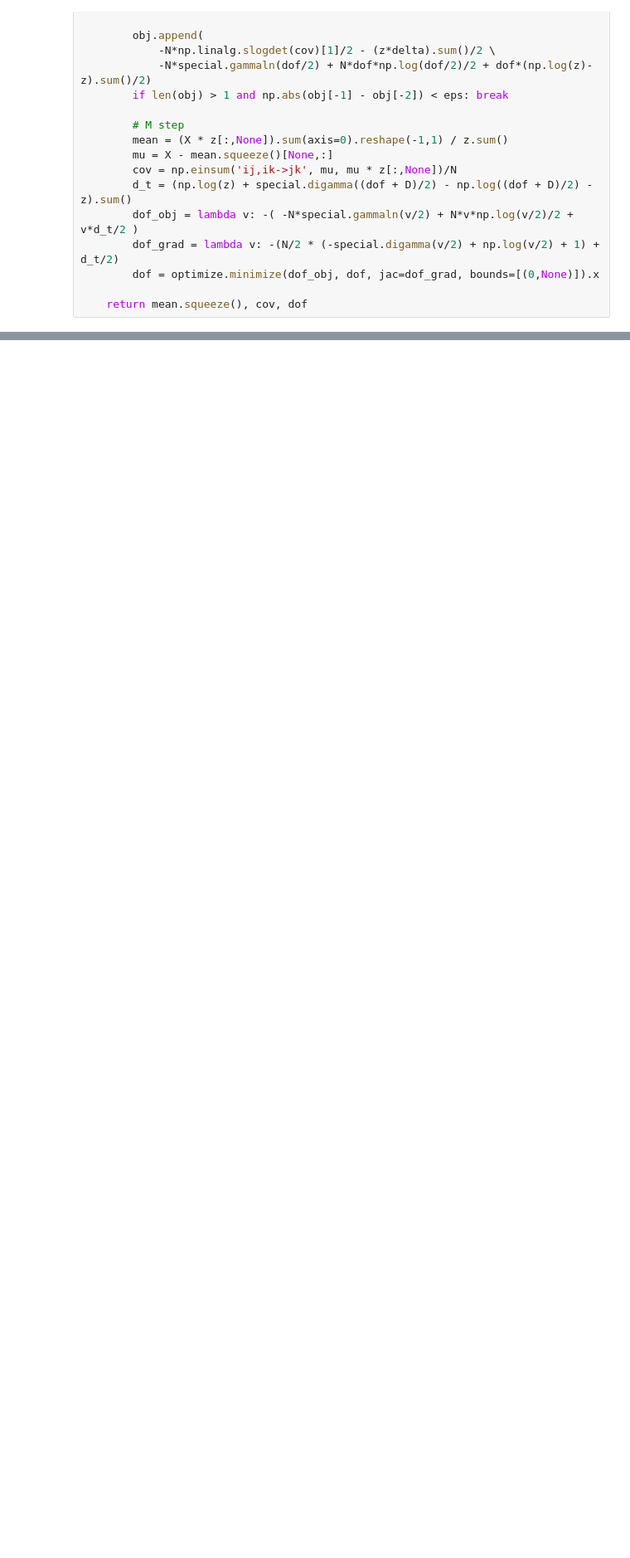
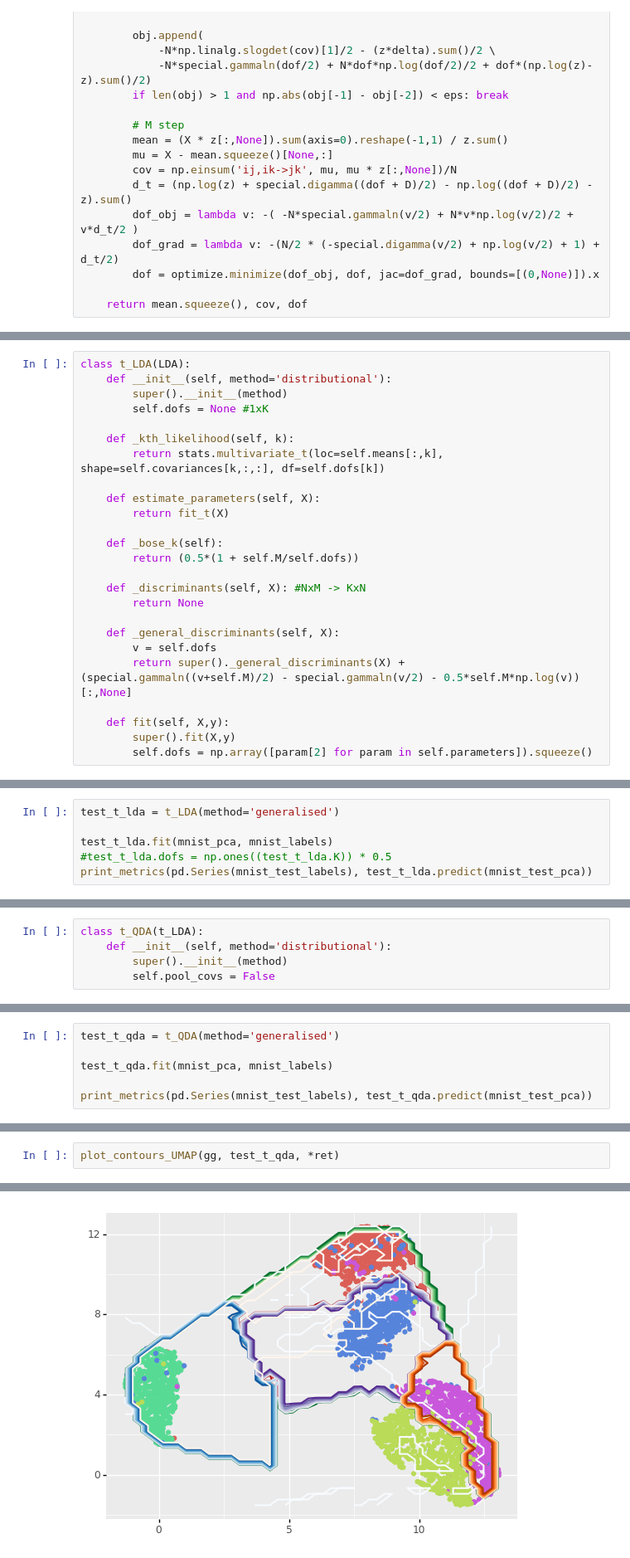
Before and after one commit to Andrewwango/femda, a Jupyter notebook: experiment_LDA.ipynb, the cells around one changed output, grey strips where cells are left out. Shown at 83% size. Drawn from its saved outputs; the diff is of its cells as text; blank space fills up the shorter version.

```diff
--- a/experiment_LDA.ipynb
+++ b/experiment_LDA.ipynb
@@ -265,0 +289,25 @@ fit_t(X)
+# %%
+class t_LDA(LDA):
+    def __init__(self, method='distributional'):
+        super().__init__(method)
+        self.dofs = None #1xK
+
+    def _kth_likelihood(self, k):
+        return stats.multivariate_t(loc=self.means[:,k], shape=self.covariances[k,:,:], df=self.dofs[k])
+
+    def estimate_parameters(self, X):
+        return fit_t(X)
+
+    def _bose_k(self):
+        return (0.5*(1 + self.M/self.dofs))
+
+    def _discriminants(self, X): #NxM -> KxN
+        return None
+
+    def _general_discriminants(self, X):
+        v = self.dofs
+        return super()._general_discriminants(X) + (special.gammaln((v+self.M)/2) - special.gammaln(v/2) - 0.5*self.M*np.log(v))[:,None]
+
+    def fit(self, X,y):
+        super().fit(X,y)
+        self.dofs = np.array([param[2] for param in self.parameters]).squeeze()
@@ -265,0 +332,6 @@ fit_t(X)
+# %%
+test_t_lda = t_LDA(method='generalised')
+
+test_t_lda.fit(mnist_pca, mnist_labels)
+#test_t_lda.dofs = np.ones((test_t_lda.K)) * 0.5
+print_metrics(pd.Series(mnist_test_labels), test_t_lda.predict(mnist_test_pca))
@@ -265,0 +345,5 @@ fit_t(X)
+# %%
+class t_QDA(t_LDA):
+    def __init__(self, method='distributional'):
+        super().__init__(method)
+        self.pool_covs = False
@@ -265,0 +352,6 @@ fit_t(X)
+# %%
+test_t_qda = t_QDA(method='generalised')
+
+test_t_qda.fit(mnist_pca, mnist_labels)
+
+print_metrics(pd.Series(mnist_test_labels), test_t_qda.predict(mnist_test_pca))
@@ -265,0 +365,3 @@ fit_t(X)
+# %%
+plot_contours_UMAP(gg, test_t_qda, *ret)
+# %% [output]
@@ -265,0 +369 @@ fit_t(X)
+[figure, added]
```
Also changed, not shown: parts of 55 cells of this notebook.
